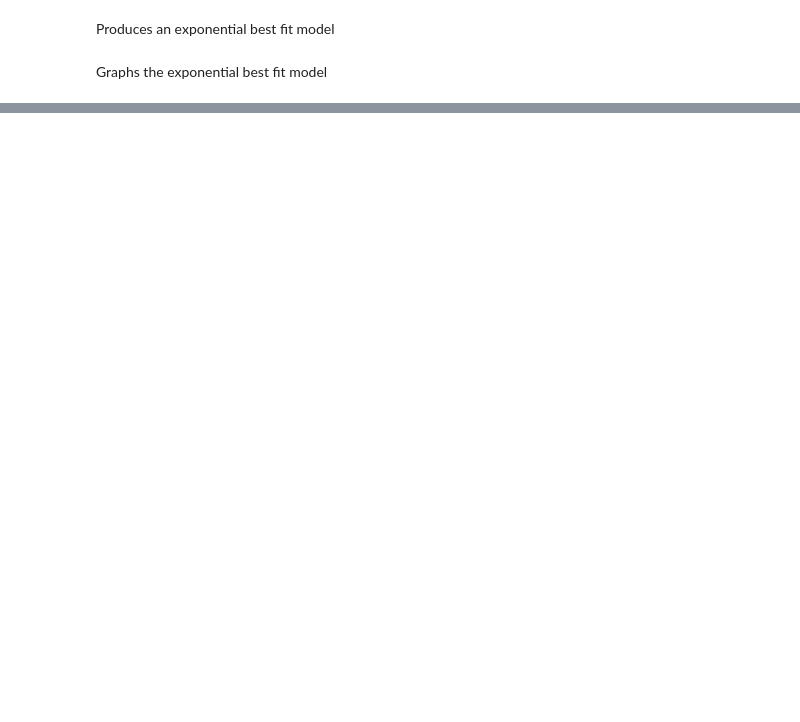
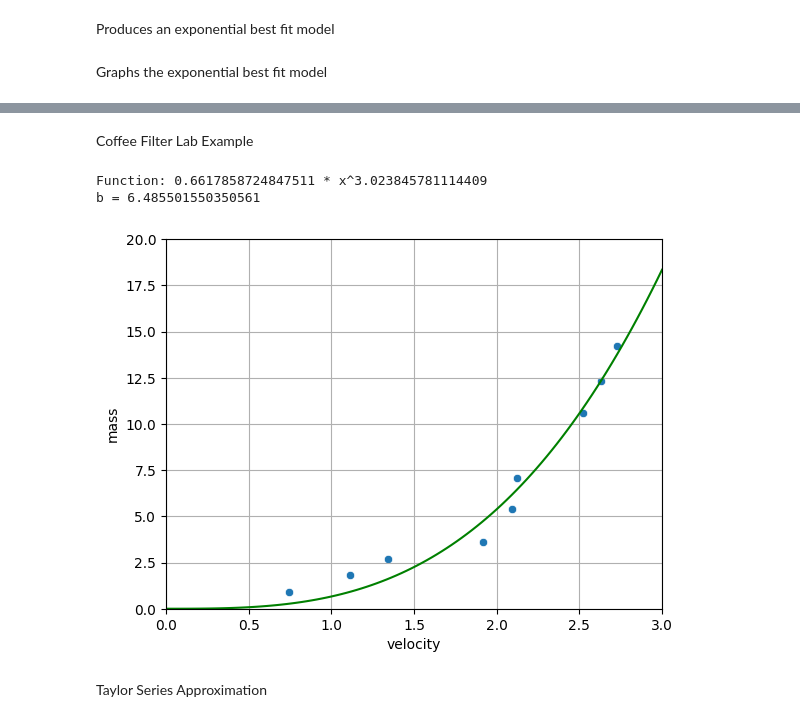
Before and after one commit to liamcolangelo/regression, a Jupyter notebook: regression models.ipynb, the cells around one changed output, grey strips where cells are left out. Saved outputs shown, nothing was run; the diff lists cells and outputs as text; code cells hidden in the pictures; blank space fills up the shorter version.

```diff
--- a/regression models.ipynb
+++ b/regression models.ipynb
@@ -162,0 +212,33 @@ function: 9.999949753154274 * (4.000010103541611)^x
+# %% [markdown]
+Coffee Filter Lab Example
+# %%
+coffee_data = pd.read_csv("coffee_filter_lab_data.csv")
+coffee_inputs = coffee_data["velocity"]
+coffee_actuals = coffee_data["mass"]
+x_max = 3
+x_min = 0
+y_max = 20
+y_min = 0
+
+terms = power_regression_model(coffee_inputs, coffee_actuals)
+a = terms[0]
+b = terms[1]
+
+print(f"b = {a * 9.8}")
+
+x = np.linspace(0, 3, 100)
+y = a * (x ** b)
+
+power_data = pd.DataFrame({"velocity": x, "mass": y})
+sns.lineplot(data=power_data, x="velocity", y="mass", color="green")
+sns.scatterplot(data=coffee_data, x="velocity", y="mass")
+plt.xlim(0, 3)
+plt.ylim(0, 20)
+plt.grid()
+plt.show()
+# %% [output]
+Function: 0.6617858724847511 * x^3.023845781114409
+b = 6.485501550350561
+[figure, added]
+# %% [markdown]
+Taylor Series Approximation
```
Also changed, not shown: parts of 12 cells of this notebook, 1 other file.
